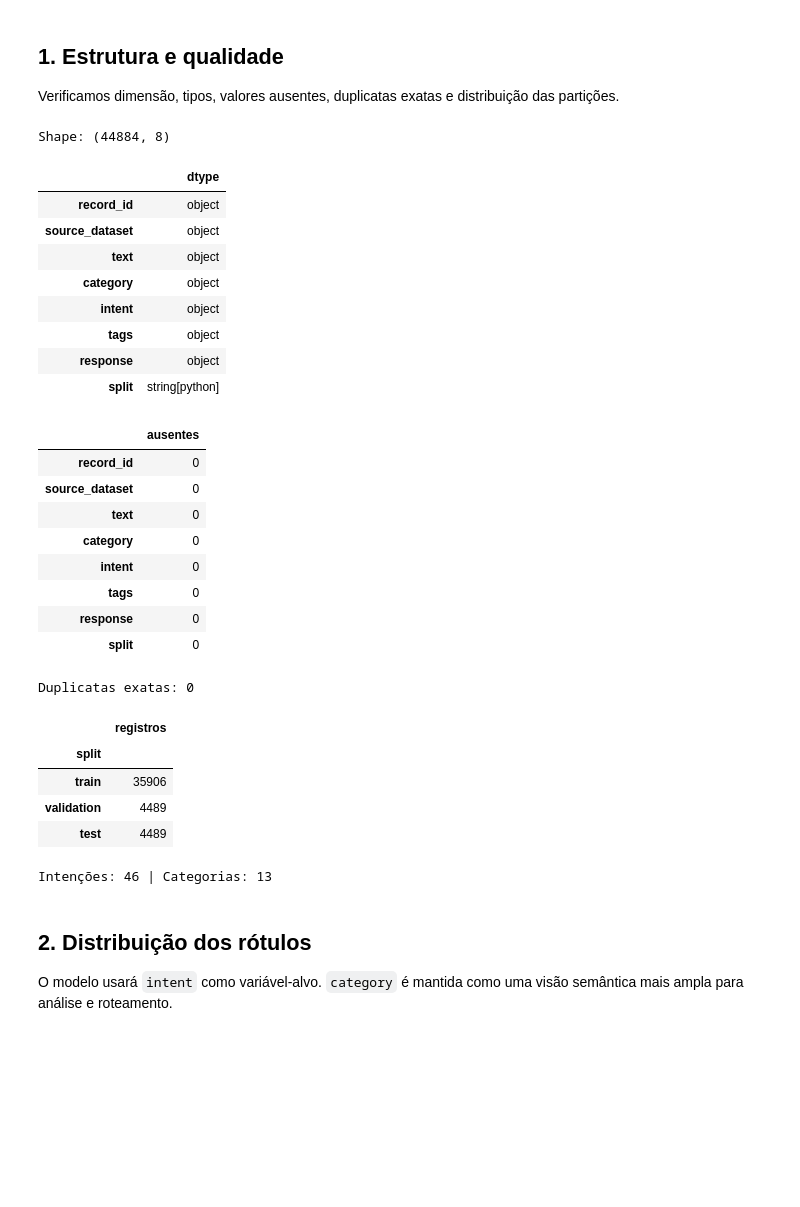
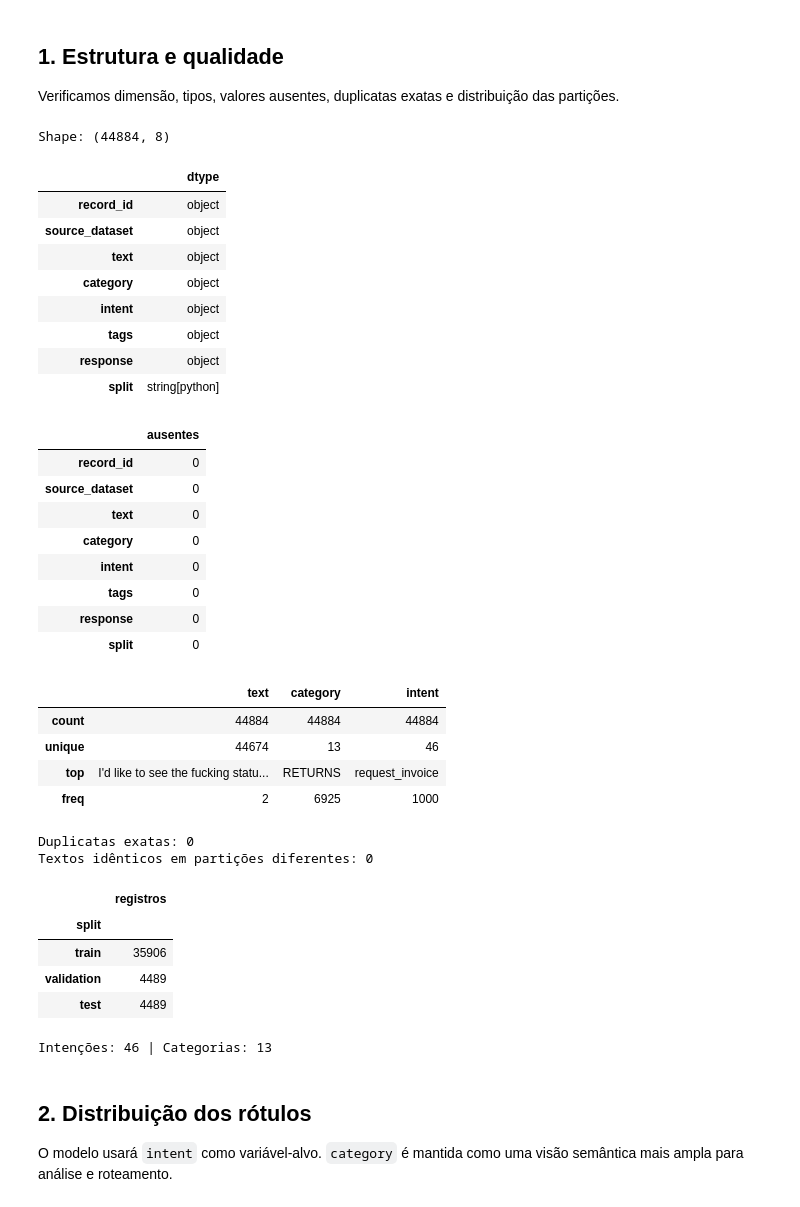
Before and after one commit to danielssaugusto/ecomshield-platform, a Jupyter notebook: notebooks/04_bitext_intent_eda.ipynb, the cells around one changed output. Drawn from its saved outputs; the diff is of its cells as text; code cells hidden in the pictures; blank space fills up the shorter version.

```diff
--- a/notebooks/04_bitext_intent_eda.ipynb
+++ b/notebooks/04_bitext_intent_eda.ipynb
@@ -32,36 +32,44 @@ Verificamos dimensão, tipos, valores ausentes, duplicatas exatas e distribuiç
 # %%
 print('Shape:', df.shape)
 display(df.dtypes.to_frame('dtype'))
 display(df.isna().sum().to_frame('ausentes'))
+display(df[['text', 'category', 'intent']].describe(include='all'))
 print('Duplicatas exatas:', df.duplicated().sum())
+print('Textos idênticos em partições diferentes:', int(df.groupby('text')['split'].nunique().gt(1).sum()))
 display(df['split'].value_counts().reindex(['train', 'validation', 'test']).to_frame('registros'))
 print('Intenções:', df['intent'].nunique(), '| Categorias:', df['category'].nunique())
 # %% [output]
 Shape: (44884, 8)
 |  | dtype |
 | record_id | object |
 | source_dataset | object |
 | text | object |
 | category | object |
 | intent | object |
 | tags | object |
 | response | object |
 | split | string[python] |
 |  | ausentes |
 | record_id | 0 |
 | source_dataset | 0 |
 | text | 0 |
 | category | 0 |
 | intent | 0 |
 | tags | 0 |
 | response | 0 |
 | split | 0 |
+|  | text | category | intent |
+| count | 44884 | 44884 | 44884 |
+| unique | 44674 | 13 | 46 |
+| top | I'd like to see the fucking statu... | RETURNS | request_invoice |
+| freq | 2 | 6925 | 1000 |
 Duplicatas exatas: 0
+Textos idênticos em partições diferentes: 0
-|  | registros |
-| split |  |
-| train | 35906 |
-| validation | 4489 |
-| test | 4489 |
+|  | registros |
+| split |  |
+| train | 35906 |
+| validation | 4489 |
+| test | 4489 |
 Intenções: 46 | Categorias: 13
 # %% [markdown]
 ## 2. Distribuição dos rótulos
```
Also changed, not shown: parts of 4 cells of this notebook, 26 other files.
